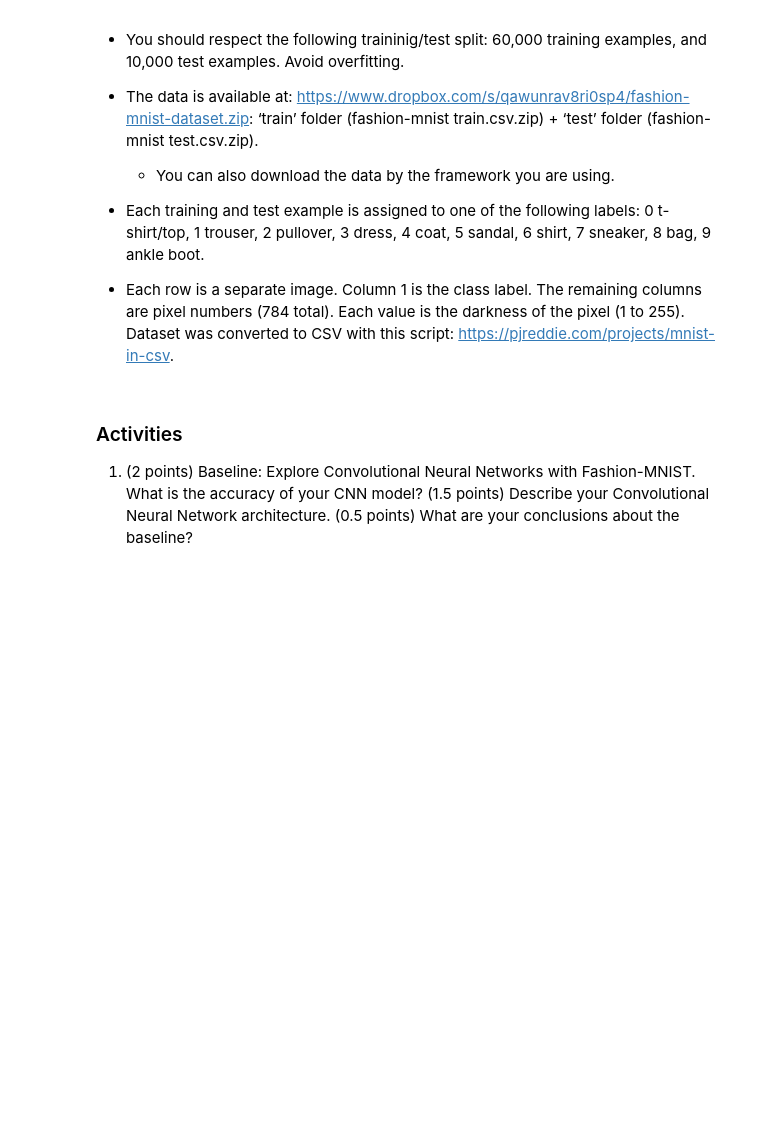
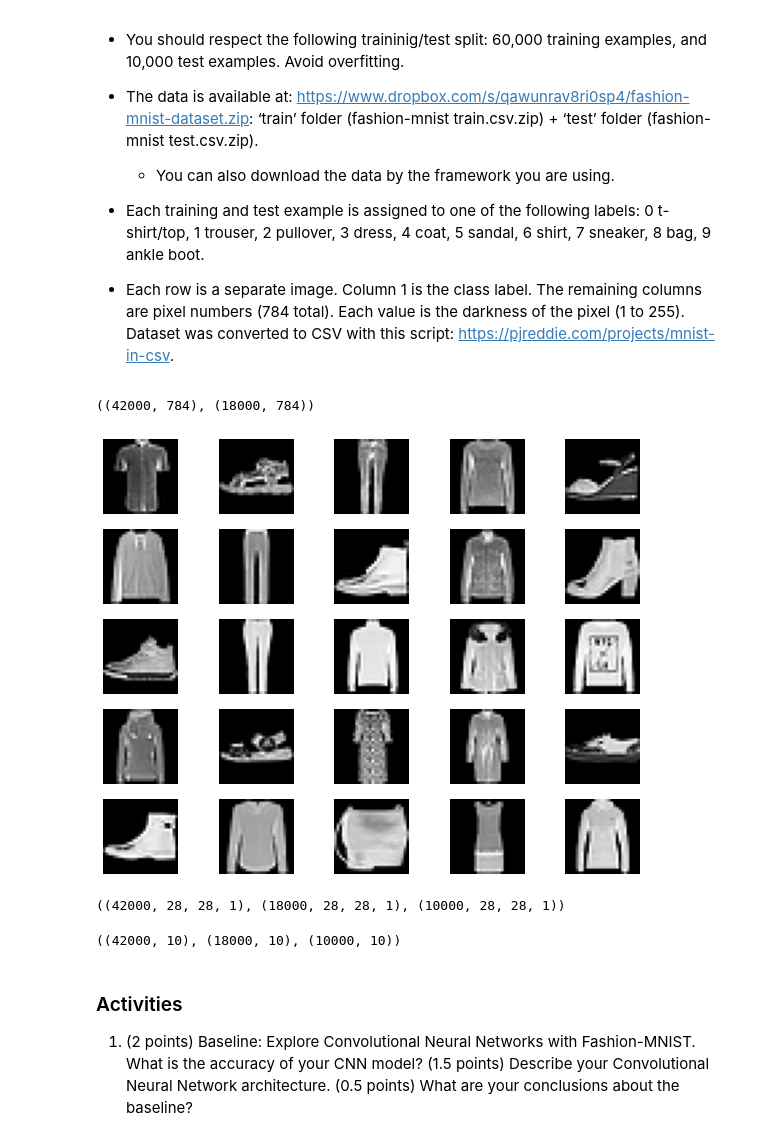
Before and after one commit to mazzacolussi/MC886, a Jupyter notebook: CNN_PCA/source_cnn.ipynb, the cells around one changed output. Cells and saved outputs as stored; diff of their text form; code cells hidden in the pictures; blank space fills up the shorter version.

```diff
--- a/CNN_PCA/source_cnn.ipynb
+++ b/CNN_PCA/source_cnn.ipynb
@@ -40,13 +51,27 @@ x_val, y_val = #?
+# %%
+# Download Fashion-MNIST
+train, test = pd.read_csv('fashion-mnist_train.csv'), pd.read_csv('fashion-mnist_test.csv')
+
+x_train, x_val, y_train, y_val = train_test_split(
+    train.loc[:, train.columns!='label'], train.loc[:, train.columns=='label'],
+    test_size = 0.3, random_state= 10
+)
+x_test, y_test = test.loc[:, test.columns!='label'], test.loc[:, test.columns=='label']
+# %%
+x_train.shape, x_val.shape
+# %% [output]
+((42000, 784), (18000, 784))
 # %%
 # Plot a data grid for general observation
-#->
+
 figure = plt.figure(figsize=(10, 8))
 cols, rows = 5, 5
 for i in range(1, cols * rows + 1):
-    sample_idx = torch.randint(len(x_train), size=(1,)).item()
-    img, label = x_train[sample_idx]
+    sample_idx = torch.randint(len(x_train.to_numpy().reshape(-1, 28, 28, 1) ), size=(1,)).item()
+    img = x_train.to_numpy().reshape(-1, 28, 28, 1) [sample_idx]
     figure.add_subplot(rows, cols, i)
-    plt.title(label)
     plt.axis("off")
     plt.imshow(img.squeeze(), cmap="gray")
 plt.show()
+# %% [output]
+[figure, added]
@@ -53,3 +83,19 @@ plt.show()
+# %%
+x_train_values = x_train_scaled.reshape(-1, 28, 28, 1)
+x_val_values = x_val_scaled.reshape(-1,28,28,1)
+x_test_values = x_test_scaled.reshape(-1,28,28,1)
+
+x_train_values.shape, x_val_values.shape, x_test_values.shape
+# %% [output]
+((42000, 28, 28, 1), (18000, 28, 28, 1), (10000, 28, 28, 1))
+# %%
+y_train = to_categorical(y_train, num_classes=10)
+y_val = to_categorical(y_val, num_classes=10)
+y_test = to_categorical(y_test, num_classes=10)
+
+y_train.shape, y_val.shape, y_test.shape
+# %% [output]
+((42000, 10), (18000, 10), (10000, 10))
 # %% [markdown]
 ### Activities
 
```
Also changed, not shown: parts of 38 cells of this notebook.
